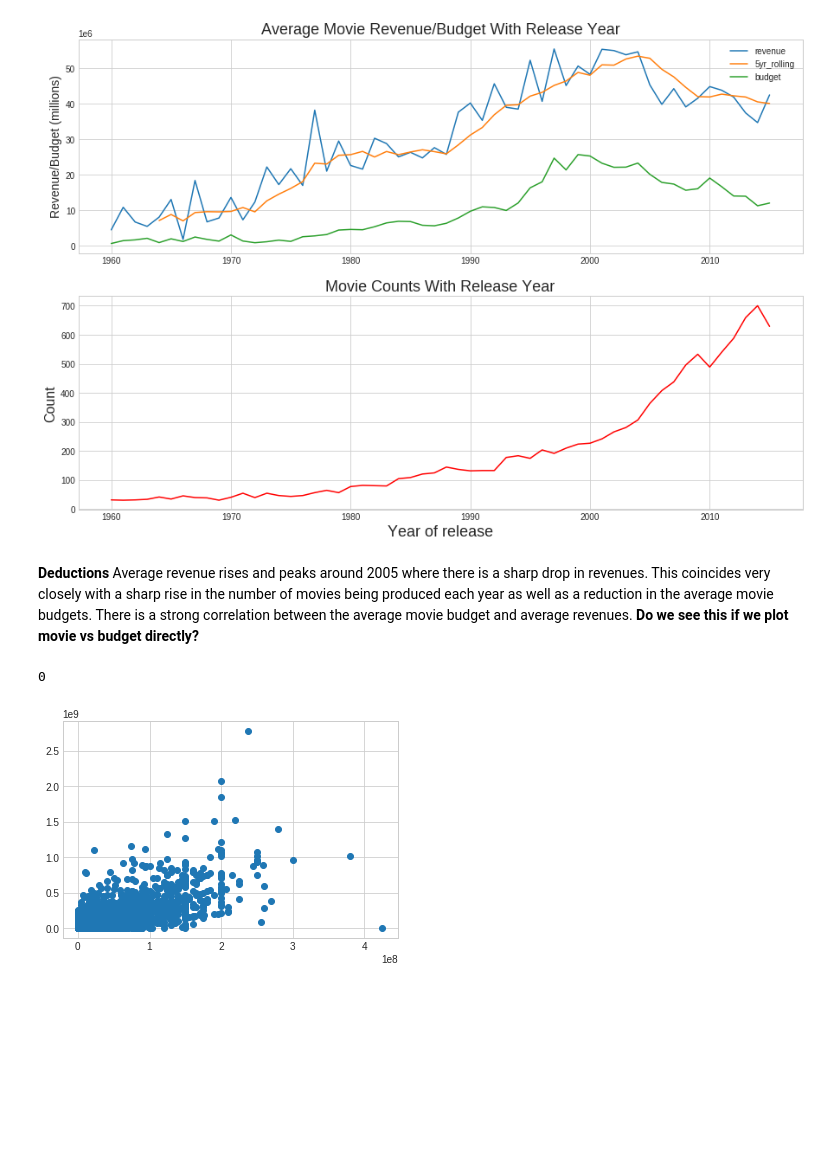
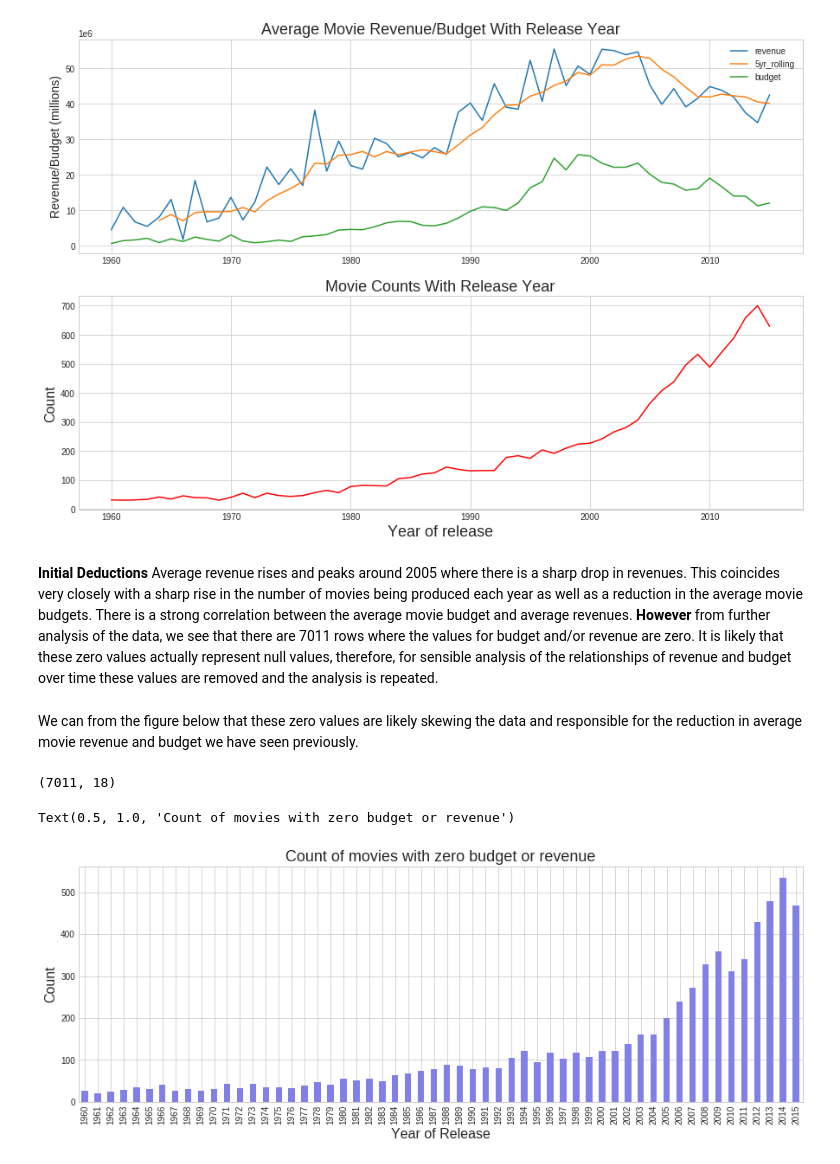
Before and after one commit to matt-fielding8/Investigate-Movie-Dataset, a Jupyter notebook: jnotebooks/Investigate a Dataset - Movie.ipynb, the cells around one changed output. Saved outputs shown, nothing was run; the diff lists cells and outputs as text; code cells hidden in the pictures; blank space fills up the shorter version.

Commit message:
Update to jupyter notebook file
Visualisations added.

```diff
--- a/jnotebooks/Investigate a Dataset - Movie.ipynb
+++ b/jnotebooks/Investigate a Dataset - Movie.ipynb
@@ -190,16 +192,31 @@ plt.show()
 # %% [output]
 [figure]
 # %% [markdown]
-**Deductions**
-Average revenue rises and peaks around 2005 where there is a sharp drop in revenues. This coincides very closely with a sharp rise in the number of movies being produced each year as well as a reduction in the average movie budgets. There is a strong correlation between the average movie budget and average revenues. **Do we see this if we plot movie vs budget directly?**
+**Initial Deductions**
+Average revenue rises and peaks around 2005 where there is a sharp drop in revenues. This coincides very closely with a sharp rise in the number of movies being produced each year as well as a reduction in the average movie budgets. There is a strong correlation between the average movie budget and average revenues.
+**However** from further analysis of the data, we see that there are 7011 rows where the values for budget and/or revenue are zero. It is likely that these zero values actually represent null values, therefore, for sensible analysis of the relationships of revenue and budget over time these values are removed and the analysis is repeated.
-# %%
-budget = df.budget
-revenue = df.revenue
-
-plt.scatter(x=budget, y=revenue)
-# revenue.isnull().sum()
-# budget.isnull().sum()
-# df.shape
-# %% [output]
-0
-[figure, removed]
+# %% [markdown]
+We can from the figure below that these zero values are likely skewing the data and responsible for the reduction in average movie revenue and budget we have seen previously.
+# %%
+budget0 = df.query('budget == 0')
+budget0.shape
+df.shape
+rev0 = df.query('revenue == 0')
+rev0.shape
+br_0 = df.query('budget == 0 or revenue == 0')
+br_0.shape
+# 5696 rows have 0 for the budget. Will remove these rows and repeat revenue analysis
+# %% [output]
+(7011, 18)
+# %%
+budget0.groupby('release_year').count()['id']
+locs = budget0.groupby('release_year')['release_year']
+heights = br_0.groupby('release_year').count()['id']
+# plt.bar(locs, height=heights)
+heights.plot(kind='bar', figsize=(15,5), color=(0.5,0.5,0.9));
+plt.xlabel('Year of Release', fontsize=(16))
+plt.ylabel('Count', fontsize=(16))
+plt.title("Count of movies with zero budget or revenue", fontsize=(18))
+# %% [output]
+Text(0.5, 1.0, 'Count of movies with zero budget or revenue')
+[figure, added]
```
Also changed, not shown: parts of 17 cells of this notebook.
